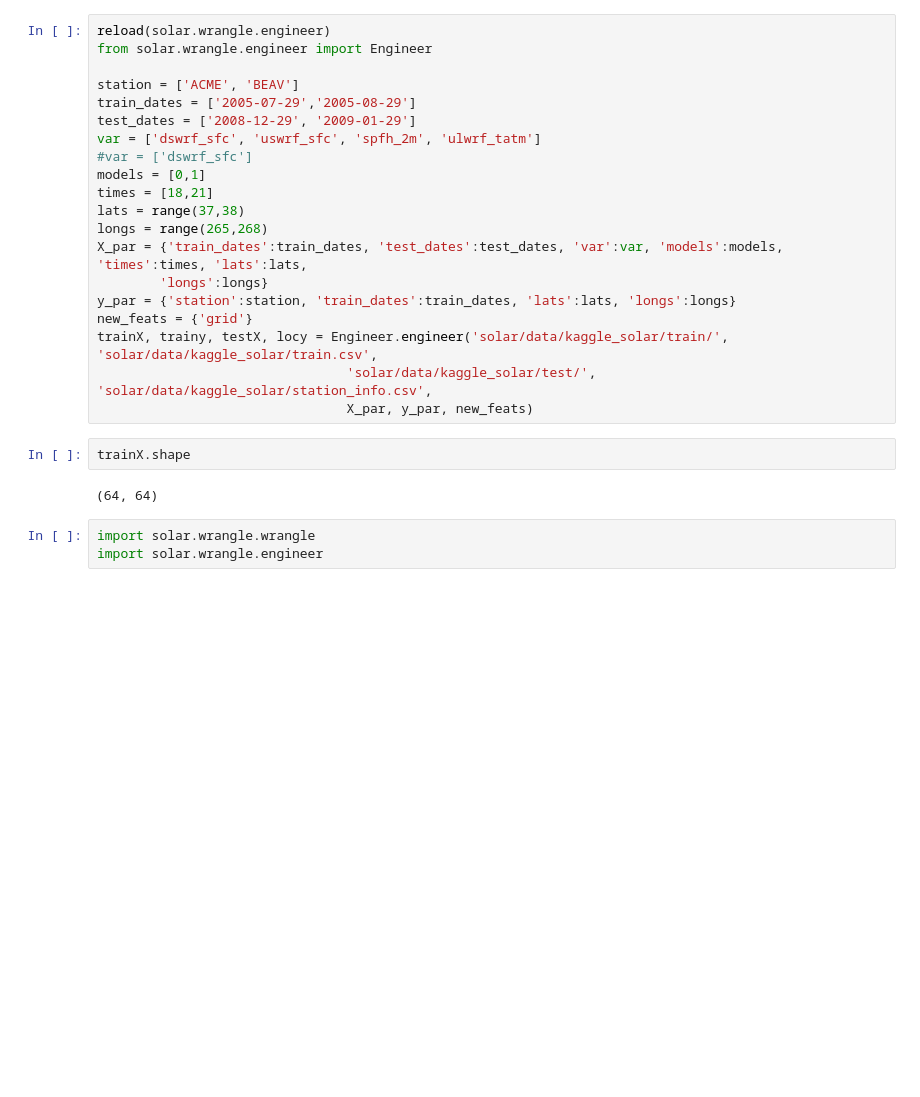
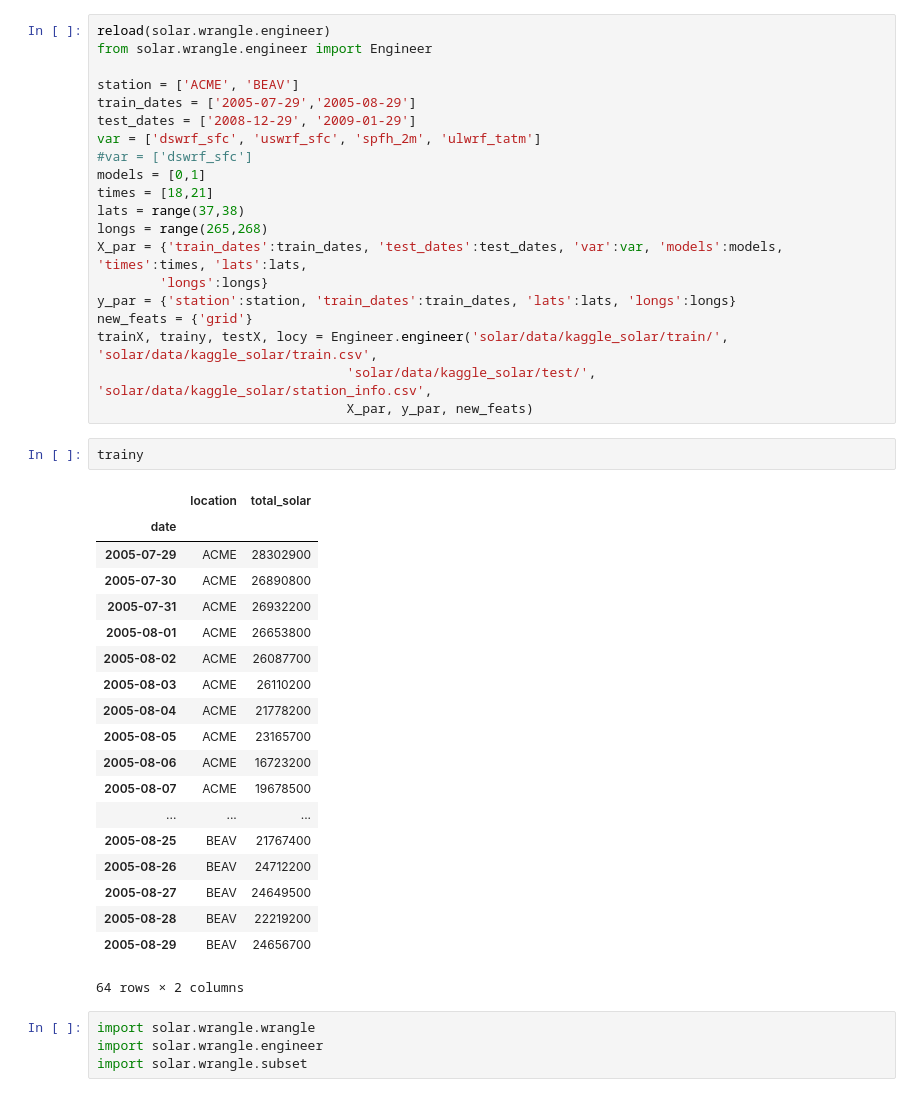
Before and after one commit to joelmpiper/solar_energy_prediction, a Jupyter notebook: notebooks/ExpandX.ipynb, the cells around one changed output. Saved outputs shown, nothing was run; the diff lists cells and outputs as text; blank space fills up the shorter version.

```diff
--- a/notebooks/ExpandX.ipynb
+++ b/notebooks/ExpandX.ipynb
@@ -50,13 +53,32 @@ new_feats = {'grid'}
 trainX, trainy, testX, locy = Engineer.engineer('solar/data/kaggle_solar/train/', 'solar/data/kaggle_solar/train.csv',
                                 'solar/data/kaggle_solar/test/', 'solar/data/kaggle_solar/station_info.csv',
                                 X_par, y_par, new_feats)
-# %%
-trainX.shape
-# %% [output]
-(64, 64)
+# %%
+trainy
+# %% [output]
+|  | location | total_solar |
+| date |  |  |
+| 2005-07-29 | ACME | 28302900 |
+| 2005-07-30 | ACME | 26890800 |
+| 2005-07-31 | ACME | 26932200 |
+| 2005-08-01 | ACME | 26653800 |
+| 2005-08-02 | ACME | 26087700 |
+| 2005-08-03 | ACME | 26110200 |
+| 2005-08-04 | ACME | 21778200 |
+| 2005-08-05 | ACME | 23165700 |
+| 2005-08-06 | ACME | 16723200 |
+| 2005-08-07 | ACME | 19678500 |
+| ... | ... | ... |
+| 2005-08-25 | BEAV | 21767400 |
+| 2005-08-26 | BEAV | 24712200 |
+| 2005-08-27 | BEAV | 24649500 |
+| 2005-08-28 | BEAV | 22219200 |
+| 2005-08-29 | BEAV | 24656700 |
+64 rows × 2 columns
 # %%
 import solar.wrangle.wrangle
 import solar.wrangle.engineer
+import solar.wrangle.subset
 # %%
 reload(solar.wrangle.wrangle)
 reload(solar.wrangle.engineer)
```
Also changed, not shown: parts of 3 cells of this notebook, 8 other files.
